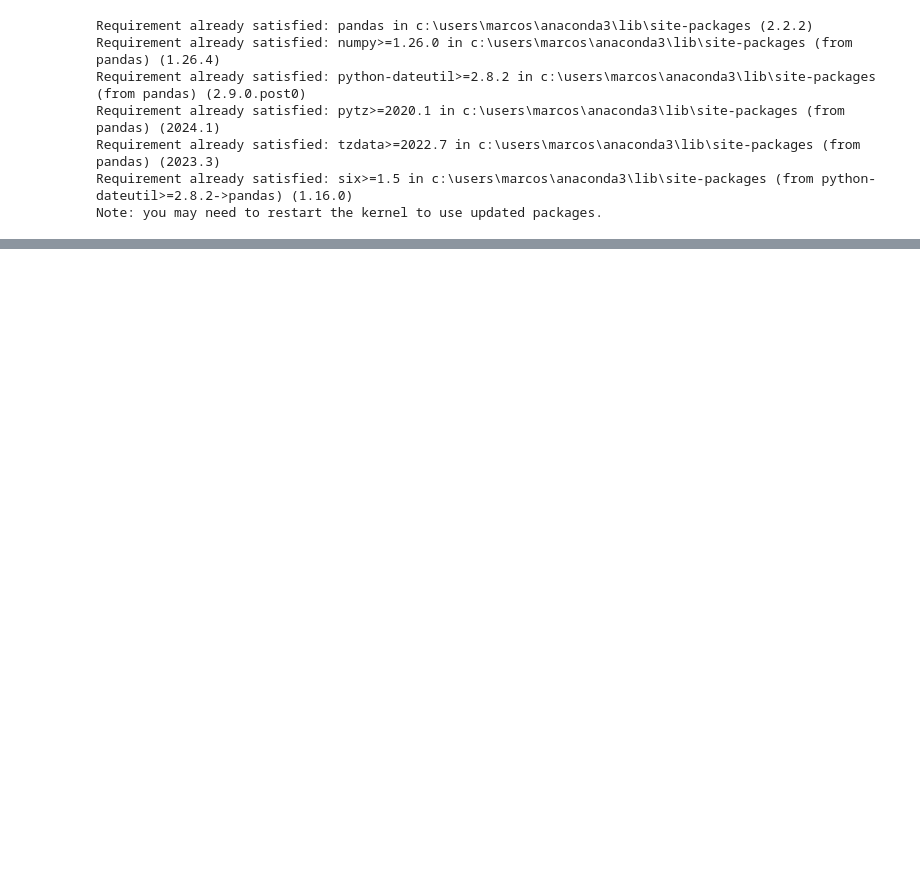
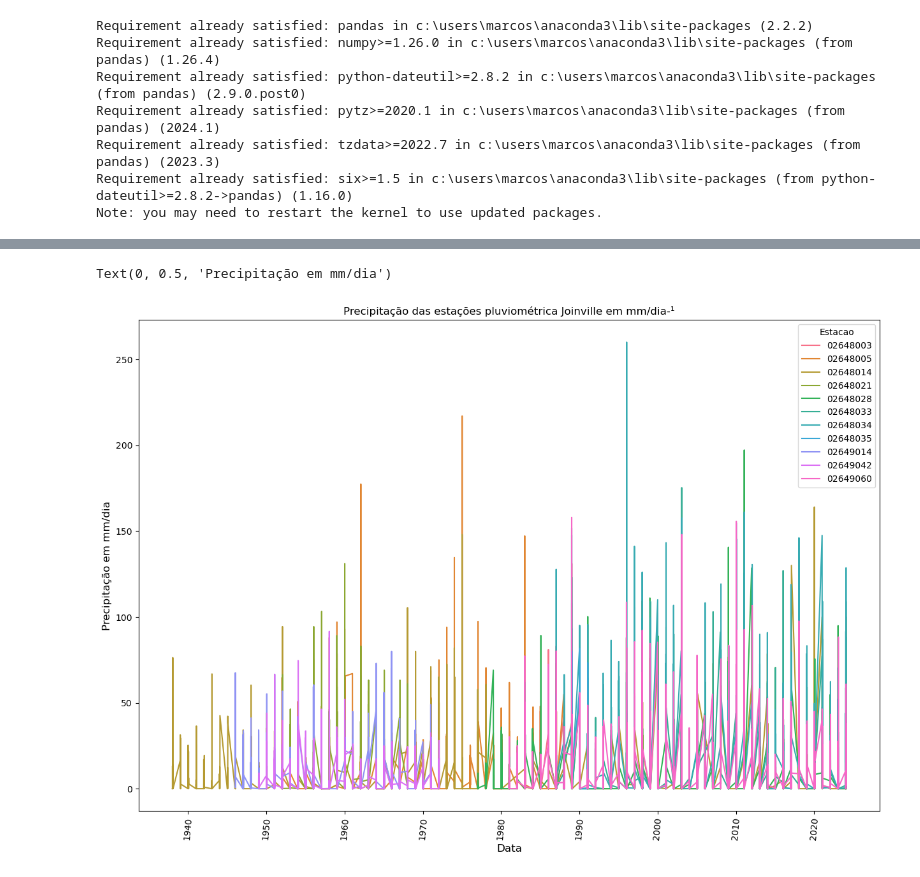
Before and after one commit to Akyzia/Precipitation_Sampling_Station, a Jupyter notebook: Arquivos/arquivo.ipynb, the cells around one changed output, grey strips where cells are left out. Saved outputs shown, nothing was run; the diff lists cells and outputs as text; code cells hidden in the pictures; blank space fills up the shorter version.

```diff
--- a/Arquivos/arquivo.ipynb
+++ b/Arquivos/arquivo.ipynb
@@ -130,0 +131,4 @@ lista_estacoes_city1.to_csv('dados_estacoes_pluviometricas.csv', index=False, en
+# %%
+codigo_estacao = lista_estacoes_city.Code.to_list()
+
+codigo_estacao
@@ -130,0 +147,2 @@ lista_estacoes_city1.to_csv('dados_estacoes_pluviometricas.csv', index=False, en
+# %%
+date_stations = hydrobr.get_data.ANA.prec_data(codigo_estacao)
@@ -130,0 +180,3 @@ lista_estacoes_city1.to_csv('dados_estacoes_pluviometricas.csv', index=False, en
+# %%
+data_stations_index = date_stations.reset_index()
+data_stations_index
@@ -130,0 +197,5 @@ lista_estacoes_city1.to_csv('dados_estacoes_pluviometricas.csv', index=False, en
+# %%
+#preparando a base de dados para realizar o gráfico
+data_stations_melt = pd.melt(data_stations_index, id_vars='index',
+                            value_vars=codigo_estacao, var_name="Estacao", value_name="Precipitacao")
+data_stations_melt
@@ -130,0 +216,15 @@ lista_estacoes_city1.to_csv('dados_estacoes_pluviometricas.csv', index=False, en
+# %%
+fig, ax = plt.subplots(1,1,figsize=(15,10), dpi=100)
+from matplotlib import rc
+rc('mathtext', default='regular')
+plt.xticks(fontsize=10,rotation=85)
+plt.yticks(fontsize=10)
+sns.lineplot(x="index", y="Precipitacao", hue="Estacao", data=data_stations_melt)\
+            .set(title='Precipitação das estações pluviométrica Joinville em mm/dia-¹')
+
+plt.xlabel('Data',fontsize=12)
+#precipitação em milímetros por dia
+plt.ylabel('Precipitação em mm/dia', fontsize=12)
+# %% [output]
+Text(0, 0.5, 'Precipitação em mm/dia')
+[figure, added]
```
Also changed, not shown: parts of 17 cells of this notebook, 4 other files.
